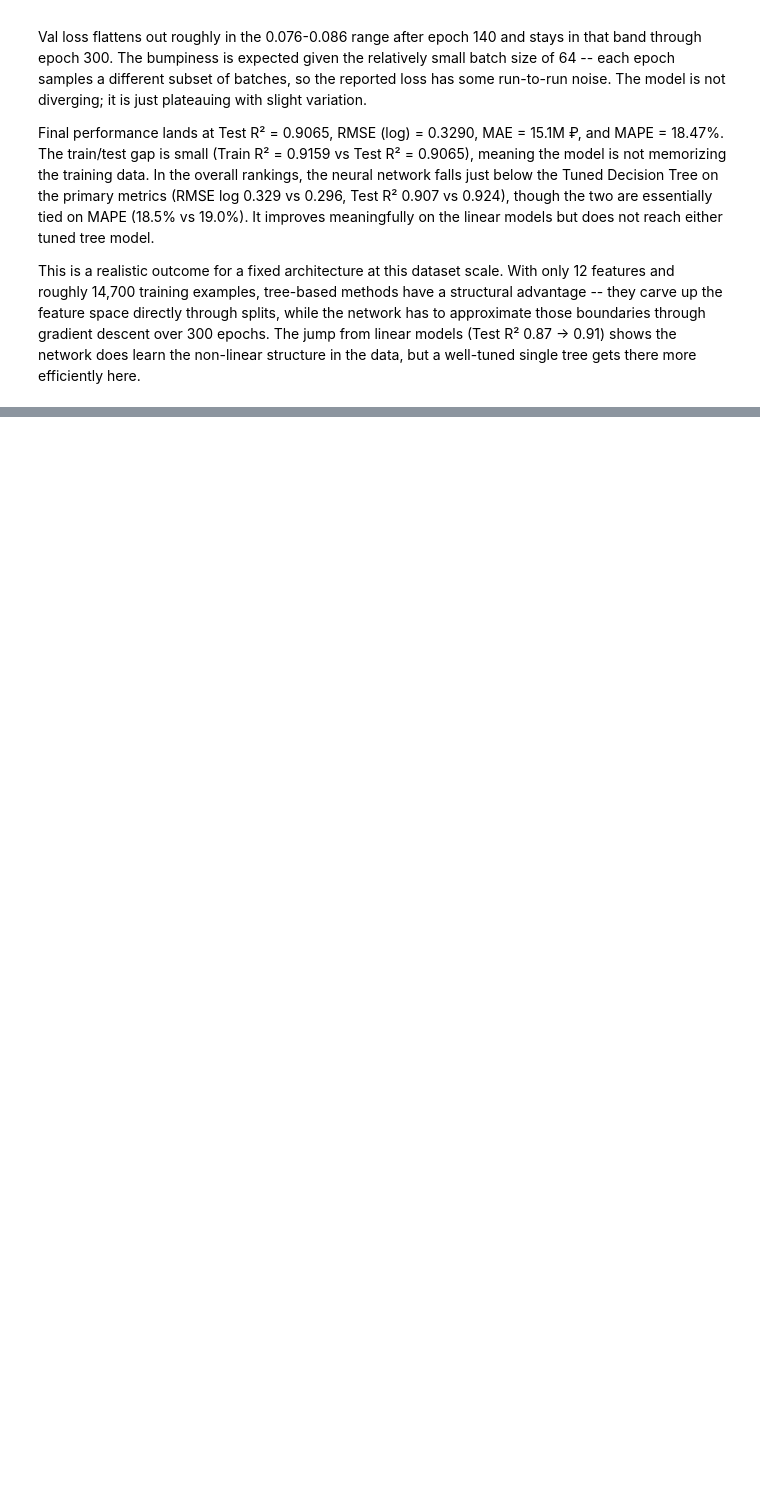
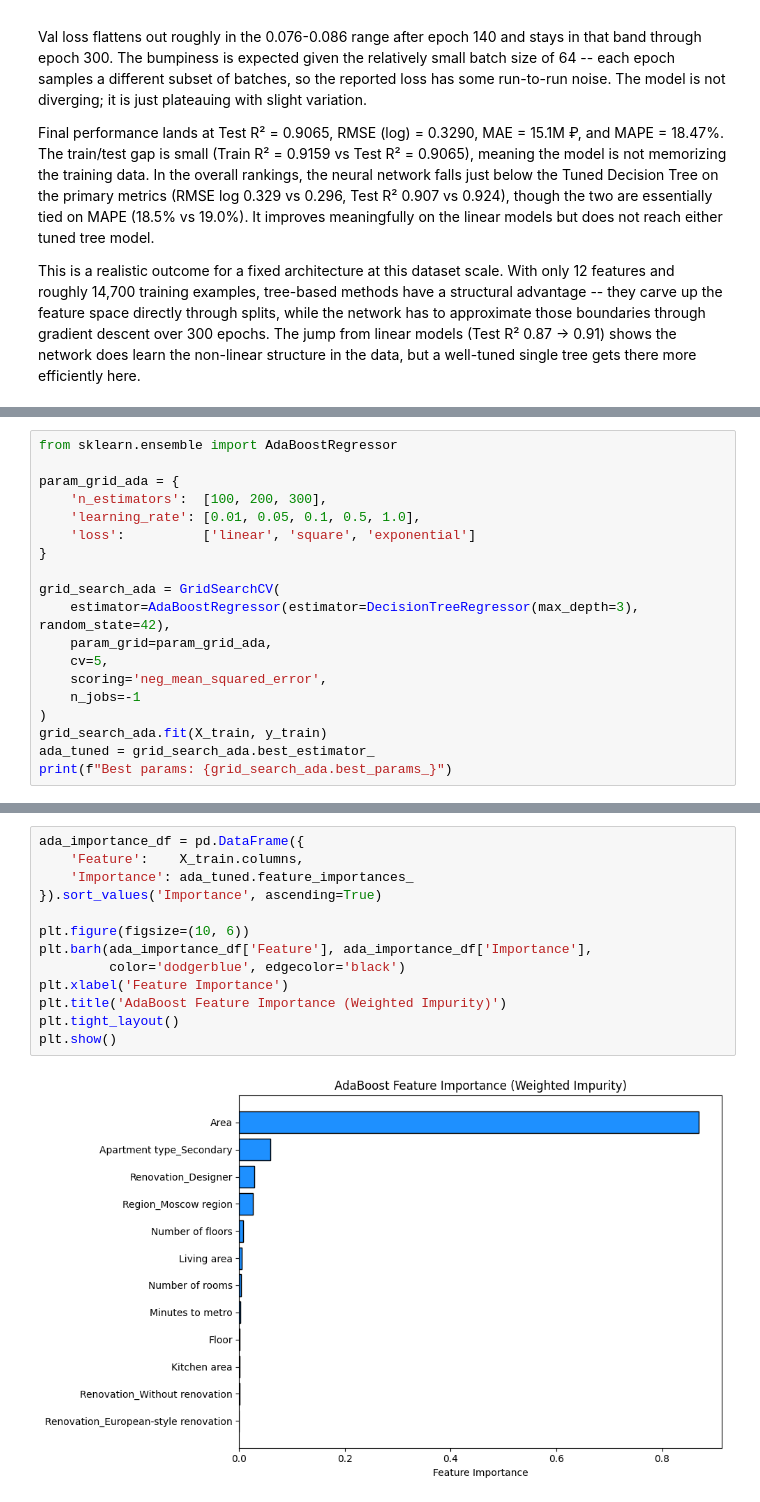
Before and after one commit to dylan123104/Housing-Class-Project, a Jupyter notebook: modeling.ipynb, the cells around one changed output, grey strips where cells are left out. Cells and saved outputs as stored; diff of their text form; blank space fills up the shorter version.

Commit message:
Added AdaBoost Model

```diff
--- a/modeling.ipynb
+++ b/modeling.ipynb
@@ -781,0 +784,19 @@ This is a realistic outcome for a fixed architecture at this dataset scale. With
+# %%
+from sklearn.ensemble import AdaBoostRegressor
+
+param_grid_ada = {
+    'n_estimators':  [100, 200, 300],
+    'learning_rate': [0.01, 0.05, 0.1, 0.5, 1.0],
+    'loss':          ['linear', 'square', 'exponential']
+}
+
+grid_search_ada = GridSearchCV(
+    estimator=AdaBoostRegressor(estimator=DecisionTreeRegressor(max_depth=3), random_state=42),
+    param_grid=param_grid_ada,
+    cv=5,
+    scoring='neg_mean_squared_error',
+    n_jobs=-1
+)
+grid_search_ada.fit(X_train, y_train)
+ada_tuned = grid_search_ada.best_estimator_
+print(f"Best params: {grid_search_ada.best_params_}")
@@ -781,0 +828,15 @@ This is a realistic outcome for a fixed architecture at this dataset scale. With
+# %%
+ada_importance_df = pd.DataFrame({
+    'Feature':    X_train.columns,
+    'Importance': ada_tuned.feature_importances_
+}).sort_values('Importance', ascending=True)
+
+plt.figure(figsize=(10, 6))
+plt.barh(ada_importance_df['Feature'], ada_importance_df['Importance'],
+         color='dodgerblue', edgecolor='black')
+plt.xlabel('Feature Importance')
+plt.title('AdaBoost Feature Importance (Weighted Impurity)')
+plt.tight_layout()
+plt.show()
+# %% [output]
+[figure, added]
```
Also changed, not shown: parts of 5 cells of this notebook, 1 other file.
